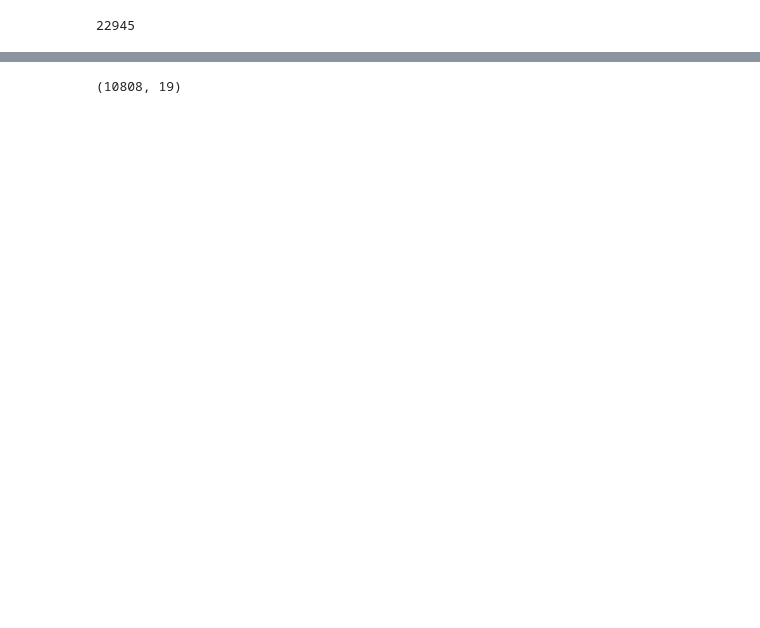
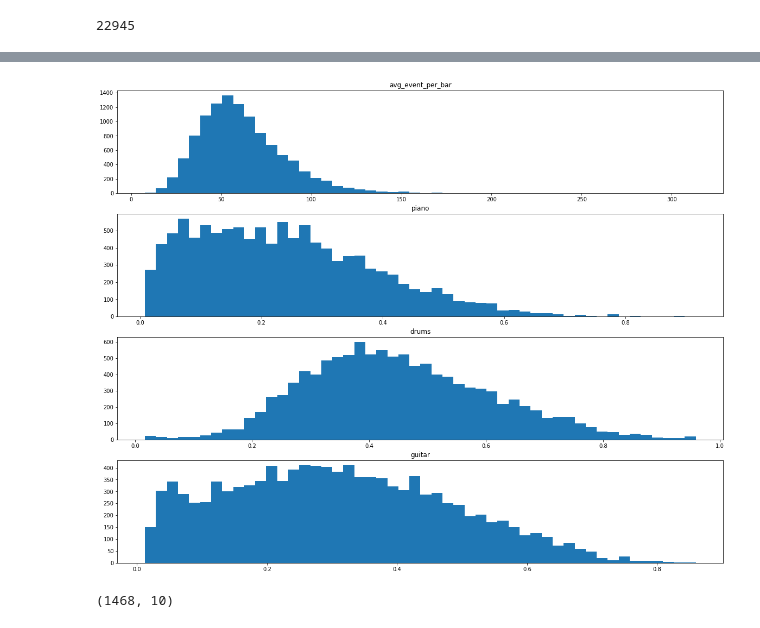
Before and after one commit to s-omranpour/MSG, a Jupyter notebook: data analysis.ipynb, the cells around one changed output, grey strips where cells are left out. Cells and saved outputs as stored; diff of their text form; code cells hidden in the pictures; blank space fills up the shorter version.

```diff
--- a/data analysis.ipynb
+++ b/data analysis.ipynb
@@ -53,0 +47,4 @@ df.to_csv('lmd_data.csv', index=False)
+# %%
+df2 = df[(df.piano > 0) & (df.guitar > 0) & (df.drums > 0)]
+df2 = df2[['file', 'n_bar', 'piano', 'guitar', 'drums']]
+df2.head()
@@ -53,0 +58,7 @@ df.to_csv('lmd_data.csv', index=False)
+# %%
+df2['sum_events'] = df2.progress_apply(lambda x: x['piano'] + x['guitar'] + x['drums'], axis=1)
+df2['piano_frac'] = df2.progress_apply(lambda x: x['piano']/ x['sum_events'], axis=1)
+df2['guitar_frac'] = df2.progress_apply(lambda x: x['guitar']/ x['sum_events'], axis=1)
+df2['drums_frac'] = df2.progress_apply(lambda x: x['drums']/ x['sum_events'], axis=1)
+df2['avg_event_per_bar'] = df2.progress_apply(lambda x: x['sum_events']/x['n_bar'], axis=1)
+df2.head()
@@ -54,5 +72,23 @@ df.to_csv('lmd_data.csv', index=False)
+# %%
+plt.figure(figsize=(20,16))
+plt.subplot(4,1,1)
+plt.title('avg_event_per_bar')
+plt.hist(df2.avg_event_per_bar, 50)
+plt.subplot(4,1,2)
+plt.title('piano')
+plt.hist(df2.piano_frac, 50)
+plt.subplot(4,1,3)
+plt.title('drums')
+plt.hist(df2.drums_frac, 50)
+plt.subplot(4,1,4)
+plt.title('guitar')
+plt.hist(df2.guitar_frac, 50)
+plt.show()
+# %% [output]
+[figure, added]
 # %%
-df_filtered = df[(df.piano > 0) & (df.guitar > 0) & (df.drums > 0) & (df.bass > 0)]
-df_filtered.shape
+df3 = df2[df2.avg_event_per_bar < 100]
+df3 = df3[(df3.piano_frac > 0.25) & (df3.guitar_frac > 0.25) & (df3.drums_frac > 0.25)]
+df3.shape
 # %% [output]
-(10808, 19)
+(1468, 10)
```
Also changed, not shown: parts of 8 cells of this notebook, 5 other files.
